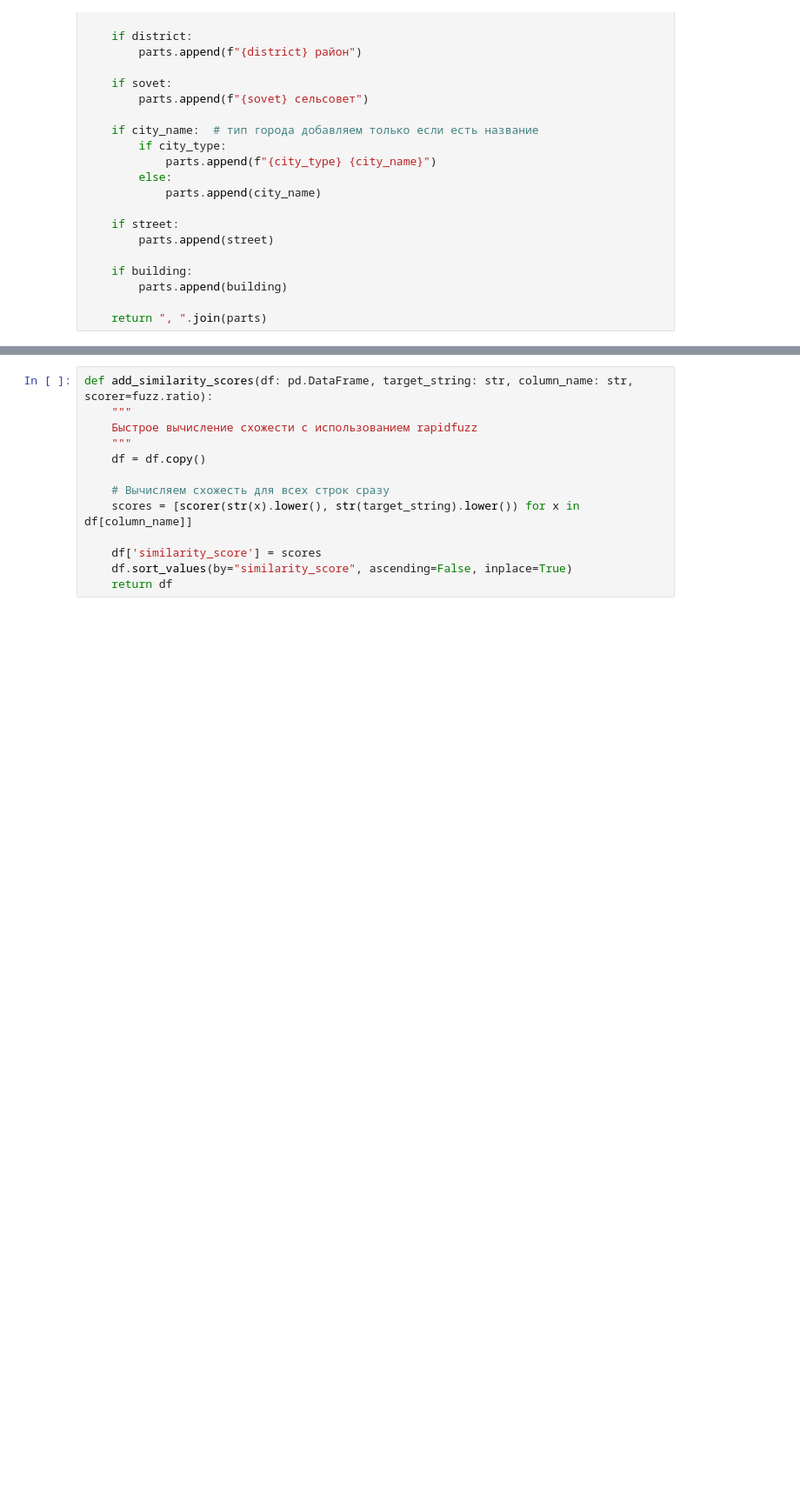
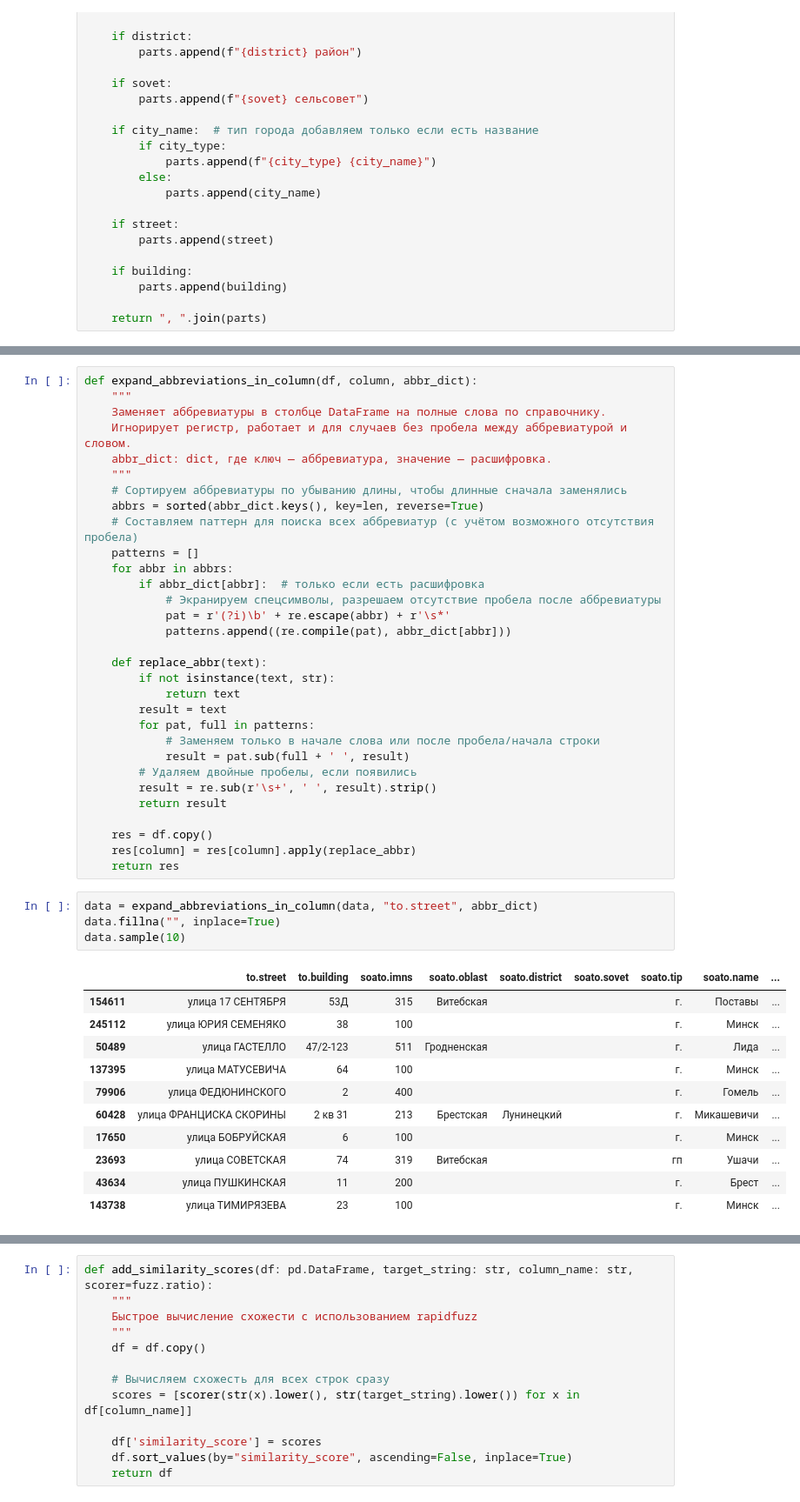
Before and after one commit to trxxnk/belpost-address-finder, a Jupyter notebook: analys.ipynb, the cells around one changed output, grey strips where cells are left out. Shown: that part at 87% size. Drawn from its saved outputs; the diff is of its cells as text; blank space fills up the shorter version.

```diff
--- a/analys.ipynb
+++ b/analys.ipynb
@@ -127,0 +161,47 @@ def build_address(
+# %%
+def expand_abbreviations_in_column(df, column, abbr_dict):
+    """
+    Заменяет аббревиатуры в столбце DataFrame на полные слова по справочнику.
+    Игнорирует регистр, работает и для случаев без пробела между аббревиатурой и словом.
+    abbr_dict: dict, где ключ — аббревиатура, значение — расшифровка.
+    """
+    # Сортируем аббревиатуры по убыванию длины, чтобы длинные сначала заменялись
+    abbrs = sorted(abbr_dict.keys(), key=len, reverse=True)
+    # Составляем паттерн для поиска всех аббревиатур (с учётом возможного отсутствия пробела)
+    patterns = []
+    for abbr in abbrs:
+        if abbr_dict[abbr]:  # только если есть расшифровка
+            # Экранируем спецсимволы, разрешаем отсутствие пробела после аббревиатуры
+            pat = r'(?i)\b' + re.escape(abbr) + r'\s*'
+            patterns.append((re.compile(pat), abbr_dict[abbr]))
+
+    def replace_abbr(text):
+        if not isinstance(text, str):
+            return text
+        result = text
+        for pat, full in patterns:
+            # Заменяем только в начале слова или после пробела/начала строки
+            result = pat.sub(full + ' ', result)
+        # Удаляем двойные пробелы, если появились
+        result = re.sub(r'\s+', ' ', result).strip()
+        return result
+
+    res = df.copy()
+    res[column] = res[column].apply(replace_abbr)
+    return res
+# %%
+data = expand_abbreviations_in_column(data, "to.street", abbr_dict)
+data.fillna("", inplace=True)
+data.sample(10)
+# %% [output]
+|  | to.street | to.building | soato.imns | soato.oblast | soato.district | soato.sovet | soato.tip | soato.name | ... |
+| 154611 | улица 17 СЕНТЯБРЯ | 53Д | 315 | Витебская |  |  | г. | Поставы | ... |
+| 245112 | улица ЮРИЯ СЕМЕНЯКО | 38 | 100 |  |  |  | г. | Минск | ... |
+| 50489 | улица ГАСТЕЛЛО | 47/2-123 | 511 | Гродненская |  |  | г. | Лида | ... |
+| 137395 | улица МАТУСЕВИЧА | 64 | 100 |  |  |  | г. | Минск | ... |
+| 79906 | улица ФЕДЮНИНСКОГО | 2 | 400 |  |  |  | г. | Гомель | ... |
+| 60428 | улица ФРАНЦИСКА СКОРИНЫ | 2 кв 31 | 213 | Брестская | Лунинецкий |  | г. | Микашевичи | ... |
+| 17650 | улица БОБРУЙСКАЯ | 6 | 100 |  |  |  | г. | Минск | ... |
+| 23693 | улица СОВЕТСКАЯ | 74 | 319 | Витебская |  |  | гп | Ушачи | ... |
+| 43634 | улица ПУШКИНСКАЯ | 11 | 200 |  |  |  | г. | Брест | ... |
+| 143738 | улица ТИМИРЯЗЕВА | 23 | 100 |  |  |  | г. | Минск | ... |
```
Also changed, not shown: parts of 25 cells of this notebook, 6 other files.
